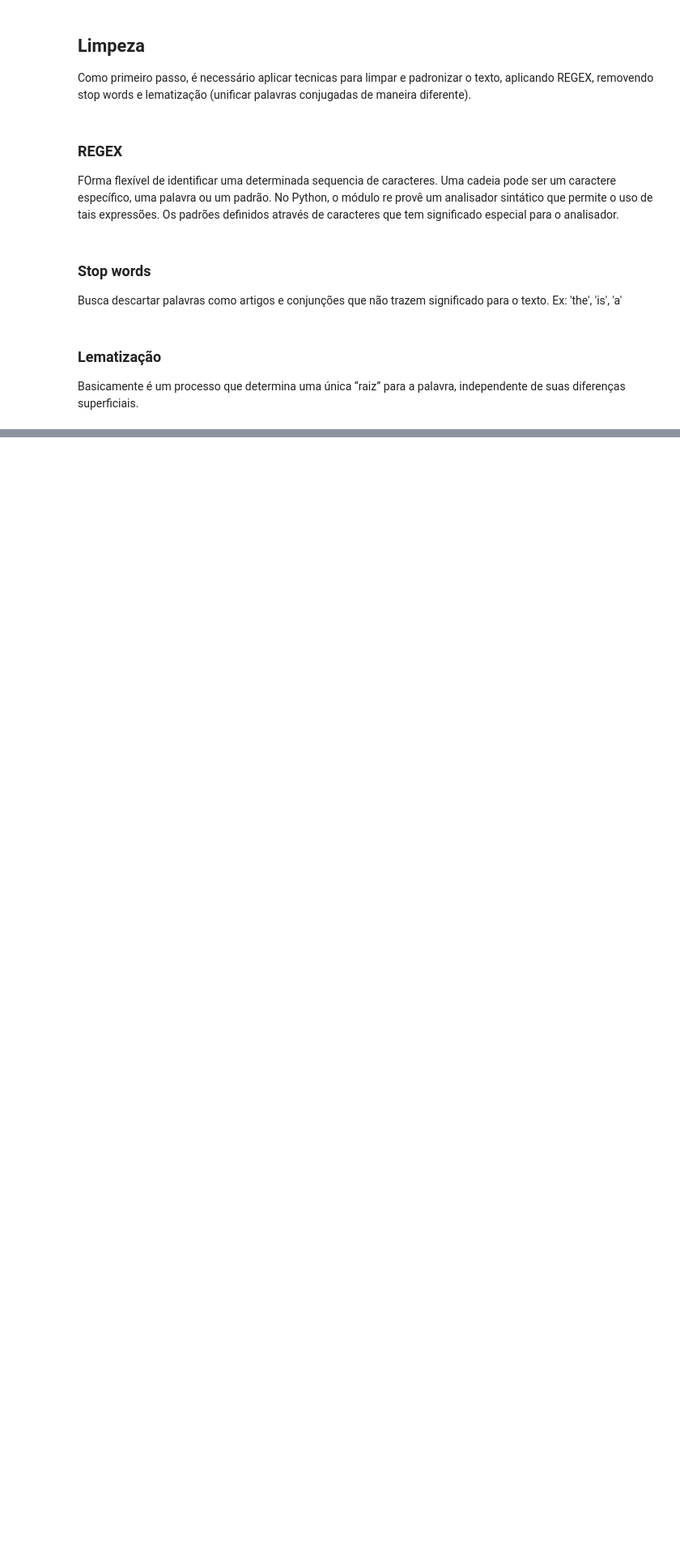
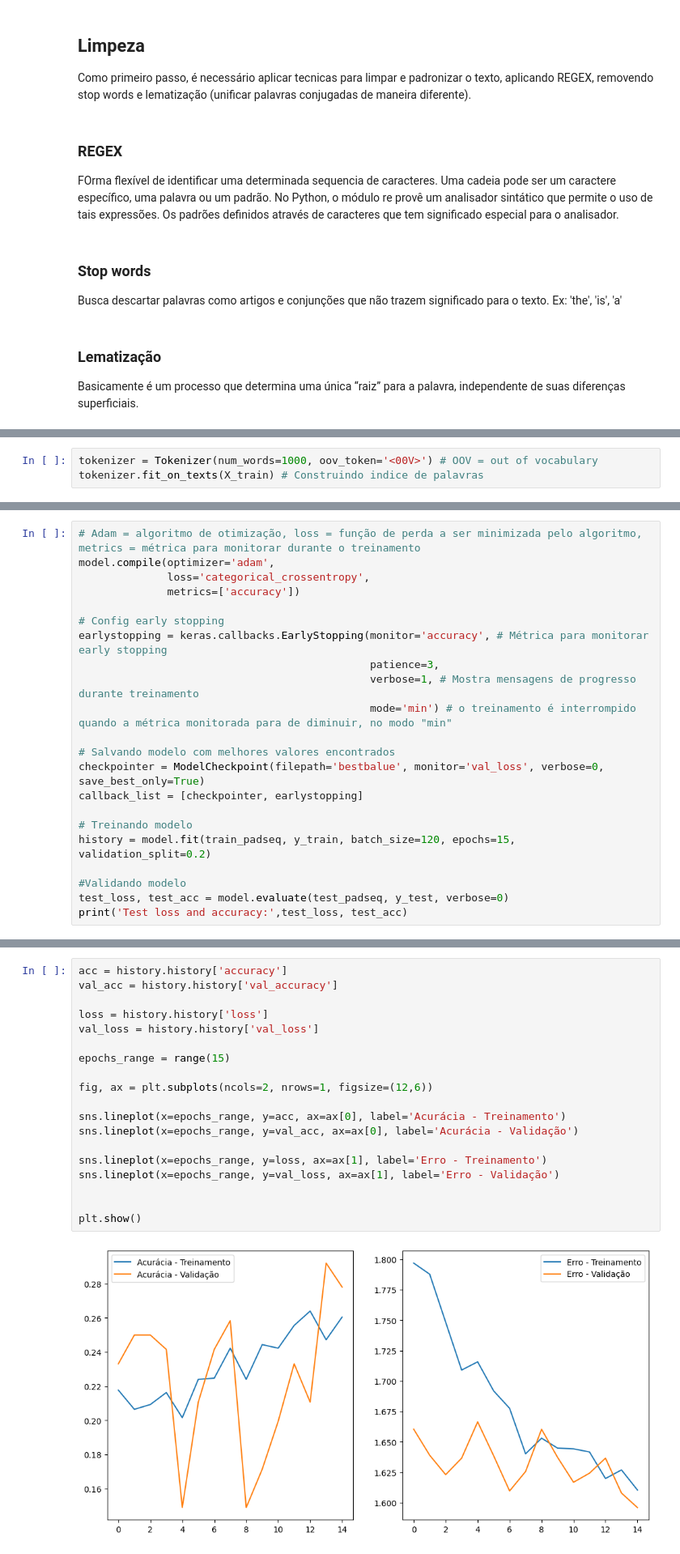
Before and after one commit to jackson-simionato/fase5_pos_tech, a Jupyter notebook: 1_Deep_Reinforncement_Learning/1_4_Redes_Recorrentes/1_4_Redes_Recorrentes.ipynb, the cells around one changed output, grey strips where cells are left out. Shown at 81% size. Cells and saved outputs as stored; diff of their text form; blank space fills up the shorter version.

```diff
--- a/1_Deep_Reinforncement_Learning/1_4_Redes_Recorrentes/1_4_Redes_Recorrentes.ipynb
+++ b/1_Deep_Reinforncement_Learning/1_4_Redes_Recorrentes/1_4_Redes_Recorrentes.ipynb
@@ -152,0 +248,3 @@ aaaqqq  asxaqw qwqwa ab http   adeusss
+# %%
+tokenizer = Tokenizer(num_words=1000, oov_token='<00V>') # OOV = out of vocabulary
+tokenizer.fit_on_texts(X_train) # Construindo indice de palavras
@@ -152,0 +344,22 @@ aaaqqq  asxaqw qwqwa ab http   adeusss
+# %%
+# Adam = algoritmo de otimização, loss = função de perda a ser minimizada pelo algoritmo, metrics = métrica para monitorar durante o treinamento
+model.compile(optimizer='adam',
+              loss='categorical_crossentropy',
+              metrics=['accuracy'])
+
+# Config early stopping
+earlystopping = keras.callbacks.EarlyStopping(monitor='accuracy', # Métrica para monitorar early stopping
+                                              patience=3,
+                                              verbose=1, # Mostra mensagens de progresso durante treinamento
+                                              mode='min') # o treinamento é interrompido quando a métrica monitorada para de diminuir, no modo "min"
+
+# Salvando modelo com melhores valores encontrados
+checkpointer = ModelCheckpoint(filepath='bestbalue', monitor='val_loss', verbose=0, save_best_only=True)
+callback_list = [checkpointer, earlystopping]
+
+# Treinando modelo
+history = model.fit(train_padseq, y_train, batch_size=120, epochs=15, validation_split=0.2)
+
+#Validando modelo
+test_loss, test_acc = model.evaluate(test_padseq, y_test, verbose=0)
+print('Test loss and accuracy:',test_loss, test_acc)
@@ -152,0 +396,21 @@ aaaqqq  asxaqw qwqwa ab http   adeusss
+# %%
+acc = history.history['accuracy']
+val_acc = history.history['val_accuracy']
+
+loss = history.history['loss']
+val_loss = history.history['val_loss']
+
+epochs_range = range(15)
+
+fig, ax = plt.subplots(ncols=2, nrows=1, figsize=(12,6))
+
+sns.lineplot(x=epochs_range, y=acc, ax=ax[0], label='Acurácia - Treinamento')
+sns.lineplot(x=epochs_range, y=val_acc, ax=ax[0], label='Acurácia - Validação')
+
+sns.lineplot(x=epochs_range, y=loss, ax=ax[1], label='Erro - Treinamento')
+sns.lineplot(x=epochs_range, y=val_loss, ax=ax[1], label='Erro - Validação')
+
+
+plt.show()
+# %% [output]
+[figure, added]
```
Also changed, not shown: parts of 39 cells of this notebook, 2 other files.
